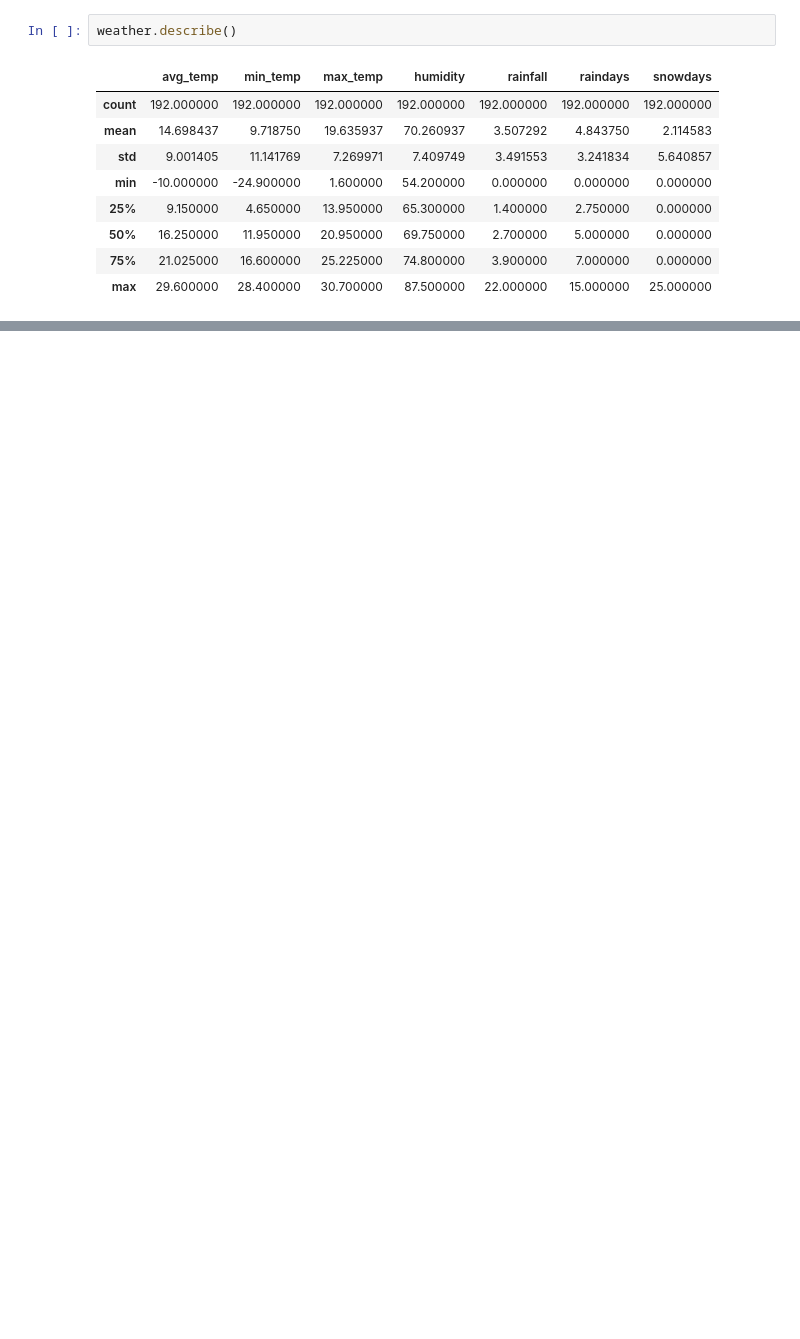
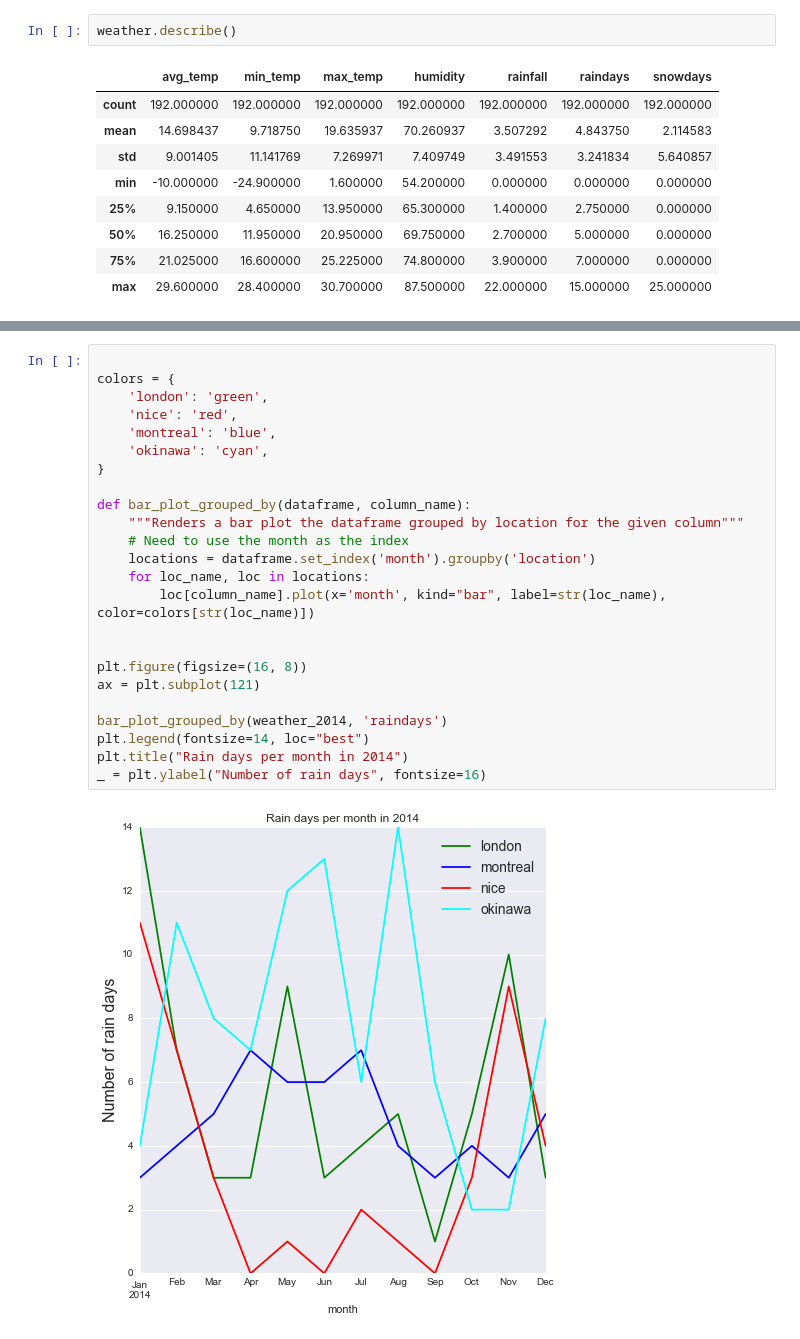
Before and after one commit to Keats/cities-article, a Jupyter notebook: Comparison.ipynb, the cells around one changed output, grey strips where cells are left out. Cells and saved outputs as stored; diff of their text form; blank space fills up the shorter version.

```diff
--- a/Comparison.ipynb
+++ b/Comparison.ipynb
@@ -201,0 +170,26 @@ Okinawa and London are tied for completely different reasons: one has the legend
+# %%
+
+colors = {
+    'london': 'green',
+    'nice': 'red',
+    'montreal': 'blue',
+    'okinawa': 'cyan',
+}
+
+def bar_plot_grouped_by(dataframe, column_name):
+    """Renders a bar plot the dataframe grouped by location for the given column"""
+    # Need to use the month as the index
+    locations = dataframe.set_index('month').groupby('location')
+    for loc_name, loc in locations:
+        loc[column_name].plot(x='month', kind="bar", label=str(loc_name), color=colors[str(loc_name)])
+
+
+plt.figure(figsize=(16, 8))
+ax = plt.subplot(121)
+
+bar_plot_grouped_by(weather_2014, 'raindays')
+plt.legend(fontsize=14, loc="best")
+plt.title("Rain days per month in 2014")
+_ = plt.ylabel("Number of rain days", fontsize=16)
+# %% [output]
+[figure, added]
```
Also changed, not shown: parts of 17 cells of this notebook.
